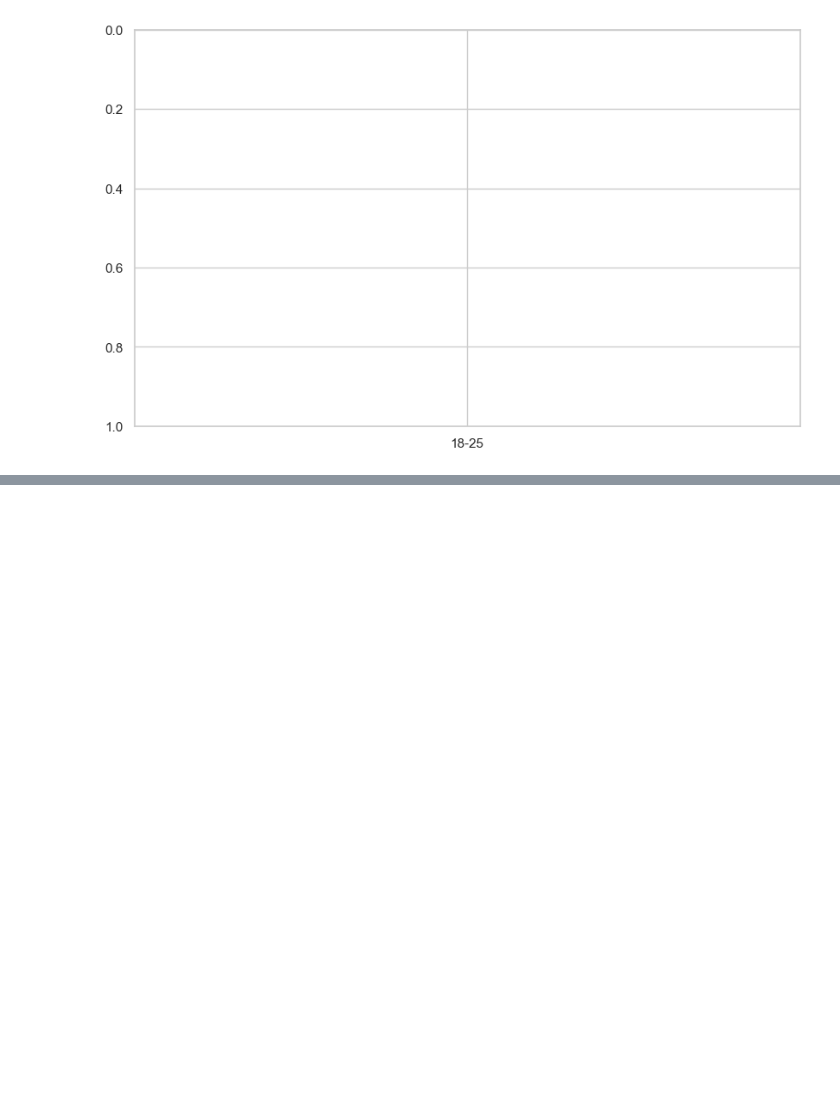
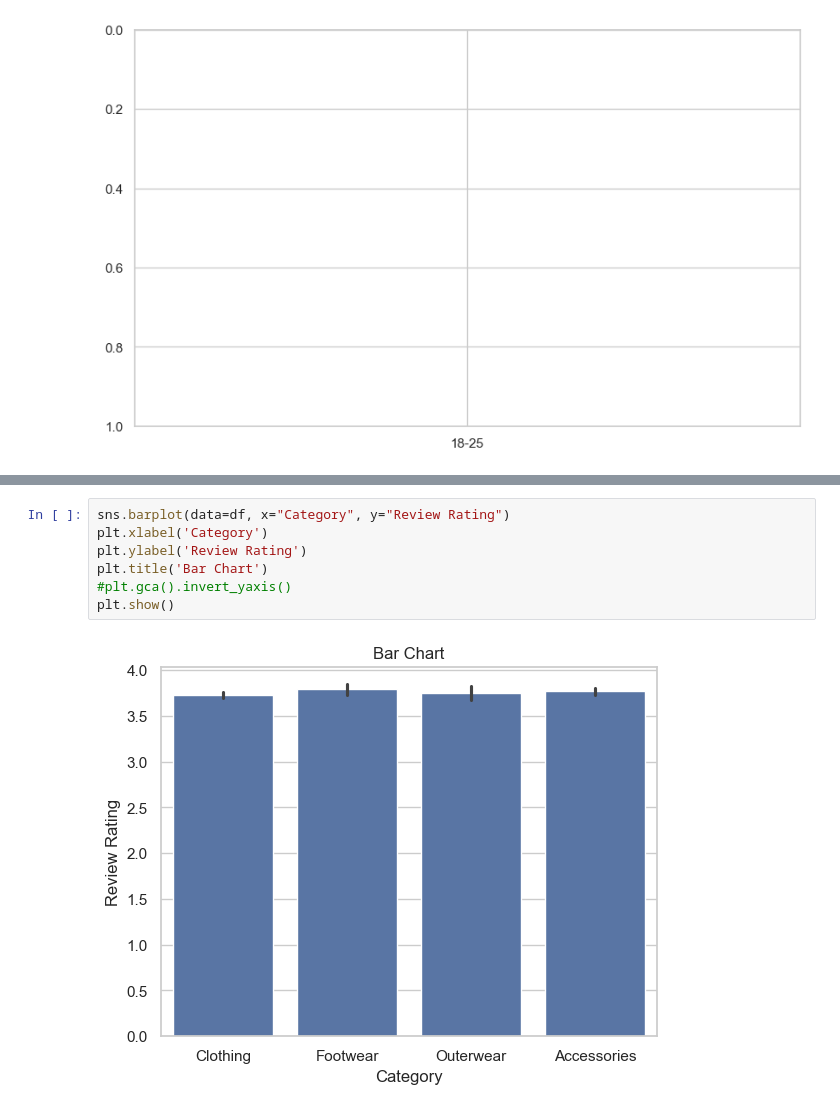
Before and after one commit to gbibek34/shopping-trends-analysis, a Jupyter notebook: visualization.ipynb, the cells around one changed output, grey strips where cells are left out. Drawn from its saved outputs; the diff is of its cells as text; blank space fills up the shorter version.

```diff
--- a/visualization.ipynb
+++ b/visualization.ipynb
@@ -127,0 +163,9 @@ ValueError: Unable to parse string "Male" at position 7800
+# %%
+sns.barplot(data=df, x="Category", y="Review Rating")
+plt.xlabel('Category')
+plt.ylabel('Review Rating')
+plt.title('Bar Chart')
+#plt.gca().invert_yaxis()
+plt.show()
+# %% [output]
+[figure, added]
```
Also changed, not shown: parts of 2 cells of this notebook.
